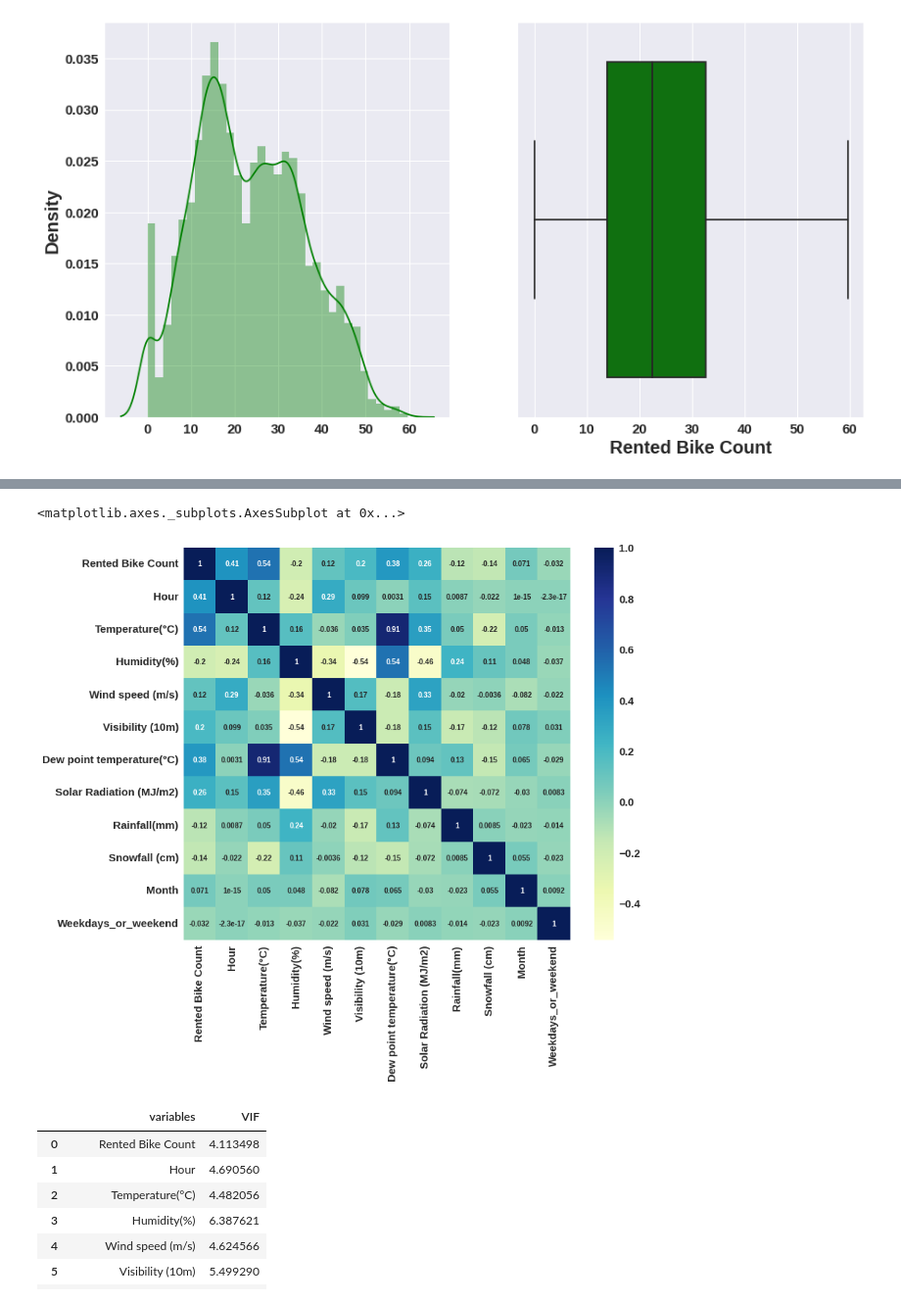
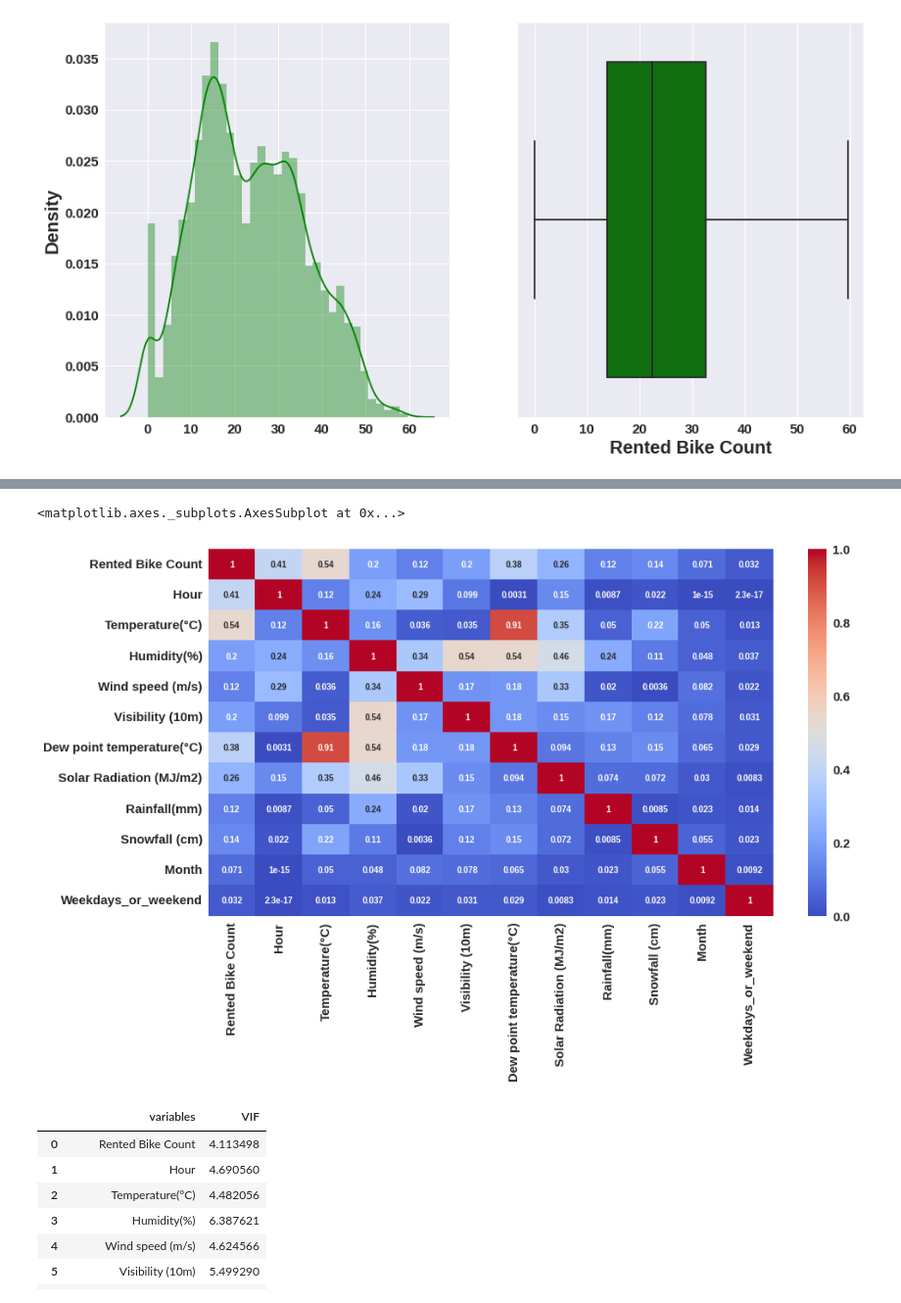
Before and after one commit to Animesh227/Seoul-Bike-Sharing-Demand-Prediction, a Jupyter notebook: Bike_Sharing_Demand_Prediction_Capstone_Project_ANIMESH_CHAKRABORTY.ipynb, the cells around one changed output, grey strips where cells are left out. Shown at 98% size. Saved outputs shown, nothing was run; the diff lists cells and outputs as text; code cells hidden in the pictures.

```diff
--- a/Bike_Sharing_Demand_Prediction_Capstone_Project_ANIMESH_CHAKRABORTY.ipynb
+++ b/Bike_Sharing_Demand_Prediction_Capstone_Project_ANIMESH_CHAKRABORTY.ipynb
@@ -367,7 +450,8 @@ sns.boxplot(x = np.sqrt(dataset['Rented Bike Count']),color='g',ax=axes[1])
 # %%
 #checking correlation using heatmap
-plt.rcParams['figure.figsize']=(12,10)
-sns.heatmap(dataset.corr(), cmap="YlGnBu", annot=True)
+plt.figure(figsize=(15,8))
+correlation = dataset.corr()
+sns.heatmap(abs(correlation), annot=True, cmap='coolwarm')
 # %% [output]
 <matplotlib.axes._subplots.AxesSubplot at 0x...>
-[figure, old version]
+[figure, new version]
```
Also changed, not shown: parts of 11 cells of this notebook.
